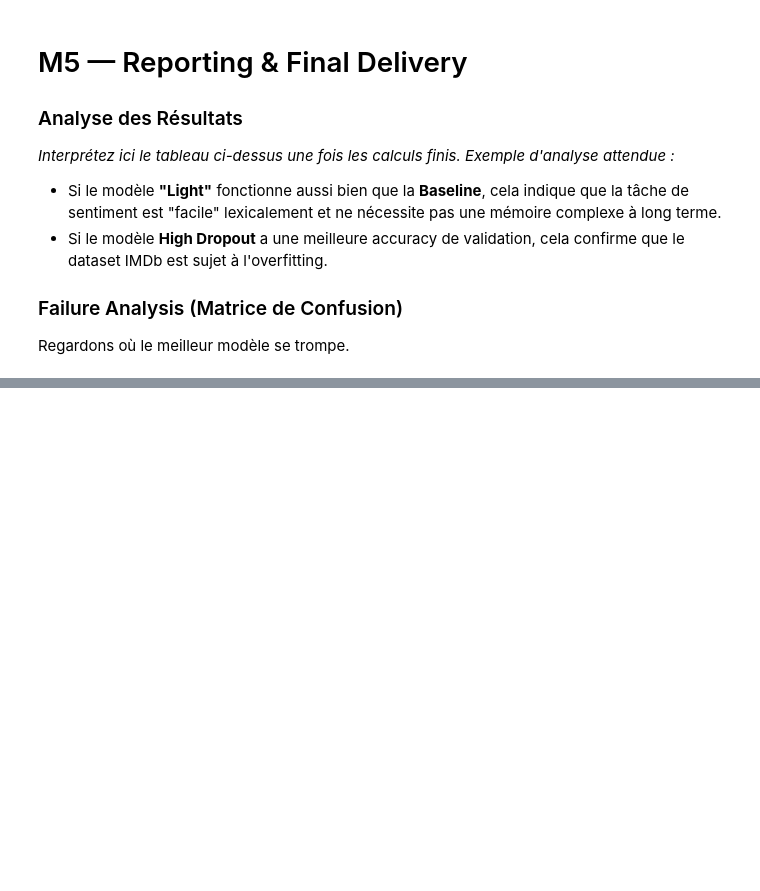
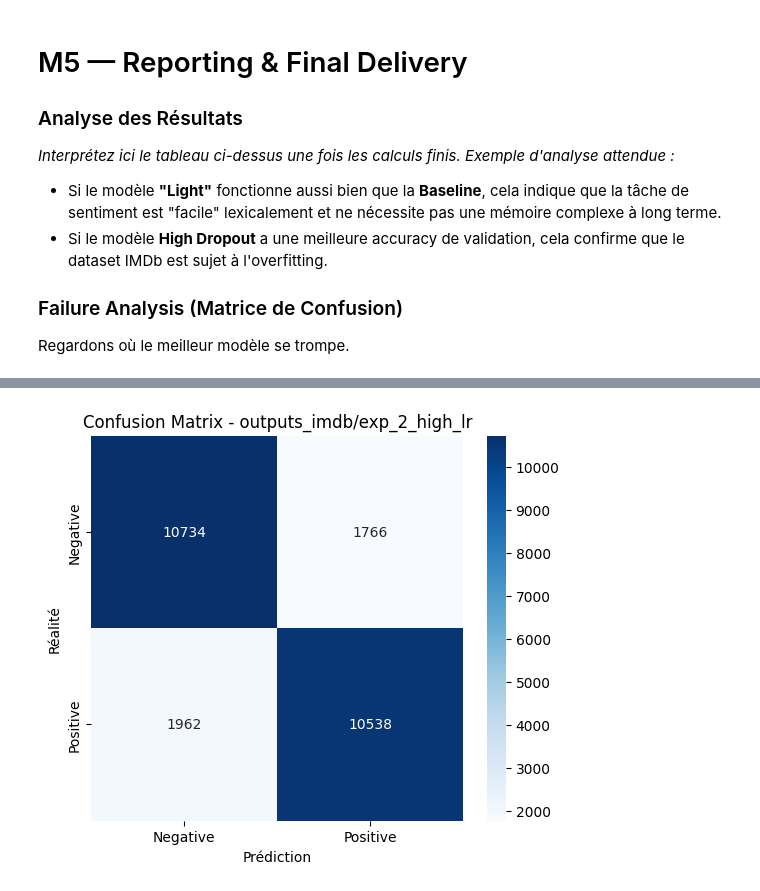
Before and after one commit to MGentieu/dl_project, a Jupyter notebook: starters/nlp-project-starter/nlp-project/notebooks/IMDb_notebook.ipynb, the cells around one changed output, grey strips where cells are left out. Saved outputs shown, nothing was run; the diff lists cells and outputs as text; code cells hidden in the pictures; blank space fills up the shorter version.

```diff
--- a/starters/nlp-project-starter/nlp-project/notebooks/IMDb_notebook.ipynb
+++ b/starters/nlp-project-starter/nlp-project/notebooks/IMDb_notebook.ipynb
@@ -319,0 +347,94 @@ Analyse des erreurs pour : outputs_imdb/baseline
+# %%
+import torch
+import matplotlib.pyplot as plt
+import seaborn as sns
+from sklearn.metrics import confusion_matrix
+from src.train import LSTMClassifier
+from src.data import build_loaders
+import yaml
+import os
+
+# --- Configuration ---
+best_exp_dir = "outputs_imdb/exp_2_high_lr"
+best_exp_dir_config = "configs/ablations_imdb"
+
+config_path = os.path.join(best_exp_dir_config, "exp_2_high_lr.yaml")
+model_path = os.path.join(best_exp_dir, "best.pt")
+
+print(f"Chargement du modèle depuis : {best_exp_dir}")
+
+if os.path.exists(config_path):
+    with open(config_path, 'r') as f:
+        cfg = yaml.safe_load(f)
+
+    # Force workers=0
+    cfg['data']['num_workers'] = 0
+
+    print("Reconstruction du vocabulaire et des loaders...")
+    # On récupère les données
+    _, _, test_loader, vocab, num_classes, label_names = build_loaders(cfg)
+
+    # Recharger le modèle
+    device = torch.device("cuda" if torch.cuda.is_available() else "cpu")
+    print(f"Utilisation du device : {device}")
+
+    model = LSTMClassifier(
+        vocab_size=len(vocab.itos),
+        emb_dim=cfg["model"]["emb_dim"],
+        hidden_dim=cfg["model"]["hidden_dim"],
+        num_layers=cfg["model"]["num_layers"],
+        bidirectional=cfg["model"]["bidirectional"],
+        dropout=cfg["model"]["dropout"],
+        num_classes=num_classes,
+        pad_idx=vocab.pad_idx
+    ).to(device)
+
+    # Charger les poids (CORRECTION FINALE)
+    if os.path.exists(model_path):
+        checkpoint = torch.load(model_path, map_location=device)
+
+        # On vérifie les clés possibles pour les poids
+        if isinstance(checkpoint, dict):
+            if "state_dict" in checkpoint:
+                print("Clé 'state_dict' trouvée. Chargement...")
+                model.load_state_dict(checkpoint["state_dict"])
+            elif "model_state_dict" in checkpoint:
+                print("Clé 'model_state_dict' trouvée. Chargement...")
+                model.load_state_dict(checkpoint["model_state_dict"])
+            else:
+                # Cas rare où le dict est directement les poids
+                print("Tentative de chargement direct...")
+                model.load_state_dict(checkpoint)
+        else:
+            model.load_state_dict(checkpoint)
+
+        model.eval()
+
+        # Prédictions
+        y_true = []
+        y_pred = []
+
+        print("Génération de la matrice de confusion sur le Test Set...")
+        with torch.no_grad():
+            for texts, lengths, labels in test_loader:
+                texts, lengths = texts.to(device), lengths.to(device)
+                outputs = model(texts, lengths)
+                preds = torch.argmax(outputs, dim=1)
+
+                y_true.extend(labels.cpu().numpy())
+                y_pred.extend(preds.cpu().numpy())
+
+        # Affichage
+        cm = confusion_matrix(y_true, y_pred)
+        plt.figure(figsize=(6, 5))
+        sns.heatmap(cm, annot=True, fmt='d', cmap='Blues',
+                    xticklabels=label_names, yticklabels=label_names)
+        plt.xlabel('Prédiction')
+        plt.ylabel('Réalité')
+        plt.title(f'Confusion Matrix - {best_exp_dir}')
+        plt.show()
+    else:
+        print(f"Erreur : Le fichier de poids {model_path} est introuvable.")
+else:
+    print(f"Erreur : Le fichier de config {config_path} est introuvable.")
+# %% [output]
@@ -319,0 +446 @@ Analyse des erreurs pour : outputs_imdb/baseline
+[figure, added]
```
Also changed, not shown: parts of 9 cells of this notebook.
